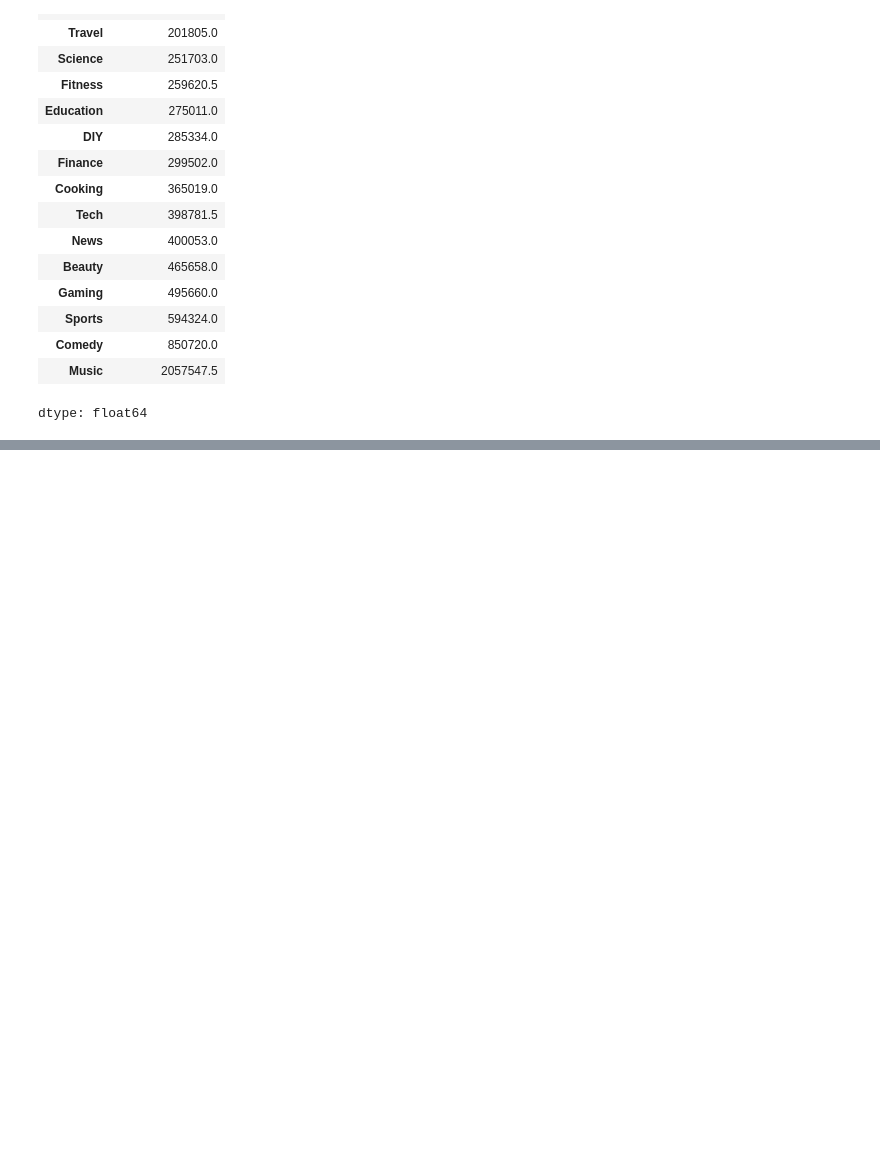
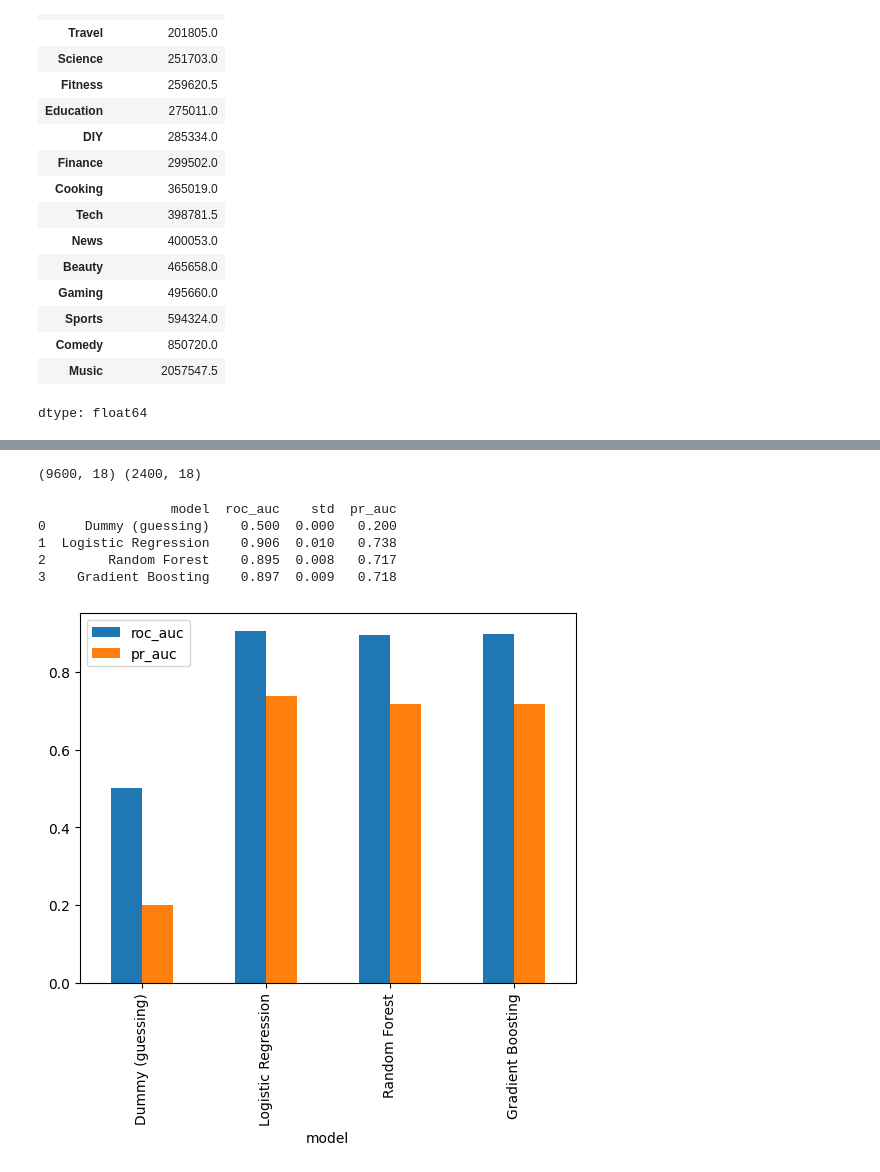
Before and after one commit to elonsobrevilla06-byte/Youtube_Virality, a Jupyter notebook: YoutubeViralOrNot_Model.ipynb, the cells around one changed output, grey strips where cells are left out. Cells and saved outputs as stored; diff of their text form; code cells hidden in the pictures; blank space fills up the shorter version.

```diff
--- a/YoutubeViralOrNot_Model.ipynb
+++ b/YoutubeViralOrNot_Model.ipynb
@@ -296,6 +273,8 @@ for c in ["category", "thumbnail_face", "upload_hour"]:
 Column category: 0.00000000
 Column thumbnail_face: 0.00000000
 Column upload_hour: 0.31208904
+# %%
+df.drop(columns = ["upload_hour", "upload_day"], inplace = True)
 # %%
 print(df.groupby("category")["thumbnail_face"].mean().round(3).sort_values())
 
@@ -342,0 +565,52 @@ dtype: float64
+# %%
+feats = ["category", "duration_sec", "thumbnail_face", "subscriber_count"]
+
+X = raw[feats].copy()
+y = raw["viral"]
+
+X = pd.get_dummies(X, columns=["category"], dtype=int)
+X["subscriber_count"] = np.log1p(X["subscriber_count"])
+
+Xtr, Xte, ytr, yte = train_test_split(X, y, test_size=0.2, stratify=y, random_state=42)
+print(Xtr.shape, Xte.shape)
+# %% [output]
+(9600, 18) (2400, 18)
+# %%
+from sklearn.pipeline import make_pipeline
+from sklearn.preprocessing import StandardScaler
+from sklearn.dummy import DummyClassifier
+from sklearn.linear_model import LogisticRegression
+from sklearn.ensemble import RandomForestClassifier
+from sklearn.ensemble import HistGradientBoostingClassifier
+models = {
+    "Dummy (guessing)" : DummyClassifier(strategy="prior"),
+    "Logistic Regression": make_pipeline(StandardScaler(), LogisticRegression(max_iter=1000)),
+    "Random Forest": RandomForestClassifier(n_estimators =300, min_samples_leaf =5, n_jobs=-1, random_state =42),
+    "Gradient Boosting": HistGradientBoostingClassifier(random_state=42),
+}
+
+cv = StratifiedKFold(n_splits=5, shuffle=True, random_state=42)
+
+rows = []
+for name, model in models.items():
+  s = cross_validate(model, Xtr, ytr, cv=cv, return_estimator=True, scoring = {"roc_auc": "roc_auc", "pr_auc": "average_precision"})
+
+  rows.append({
+      "model": name,
+      "roc_auc": s["test_roc_auc"].mean(),
+      "std": s["test_roc_auc"].std(),
+      "pr_auc": s["test_pr_auc"].mean(),
+  })
+
+results = pd.DataFrame(rows).round(3)
+print(results)
+# %% [output]
+                 model  roc_auc    std  pr_auc
+0     Dummy (guessing)    0.500  0.000   0.200
+1  Logistic Regression    0.906  0.010   0.738
+2        Random Forest    0.895  0.008   0.717
+3    Gradient Boosting    0.897  0.009   0.718
+# %%
+ax = results.set_index("model")[["roc_auc", "pr_auc"]].plot(kind = "bar")
+# %% [output]
+[figure, added]
```
Also changed, not shown: parts of 26 cells of this notebook.
